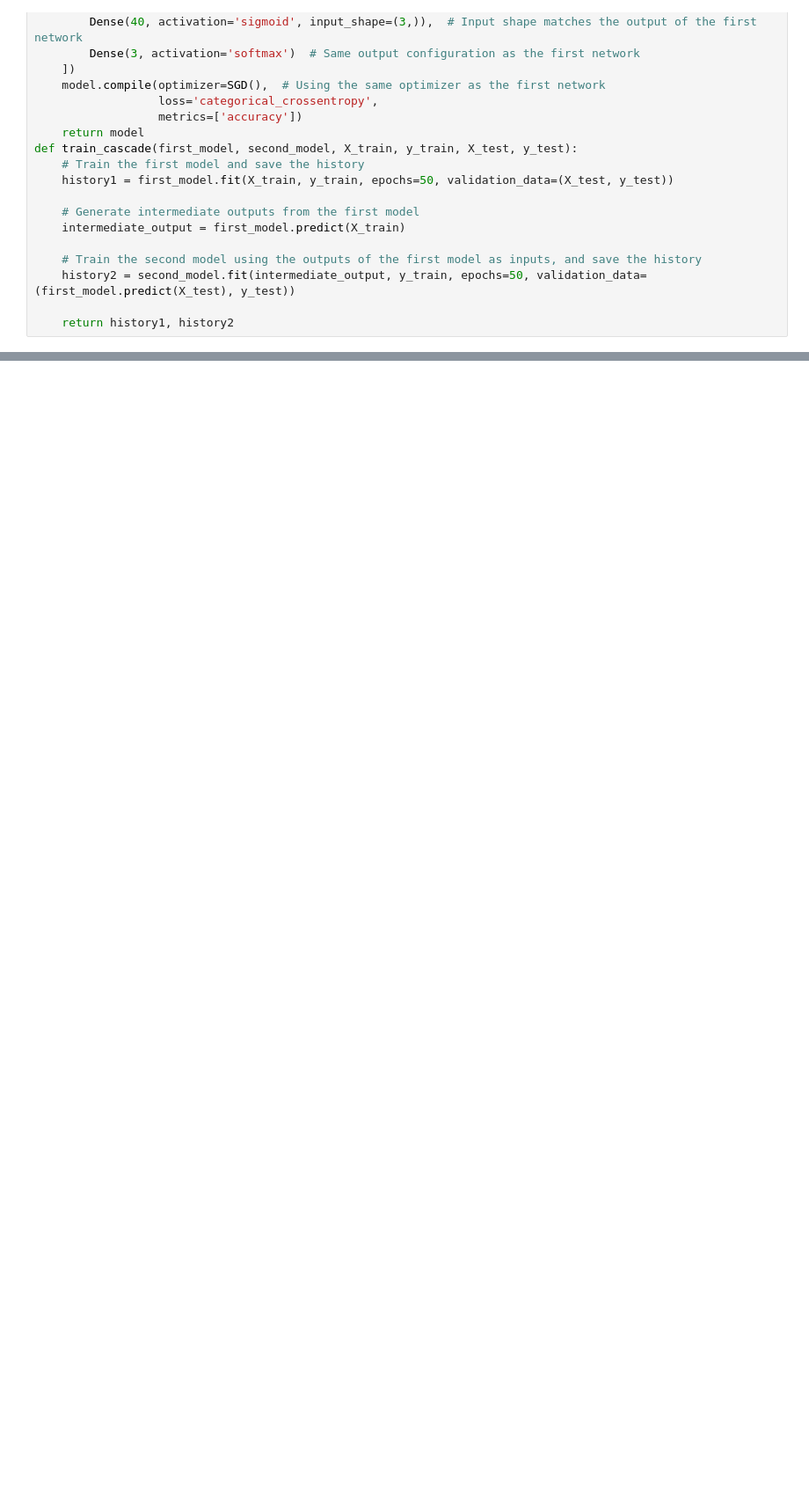
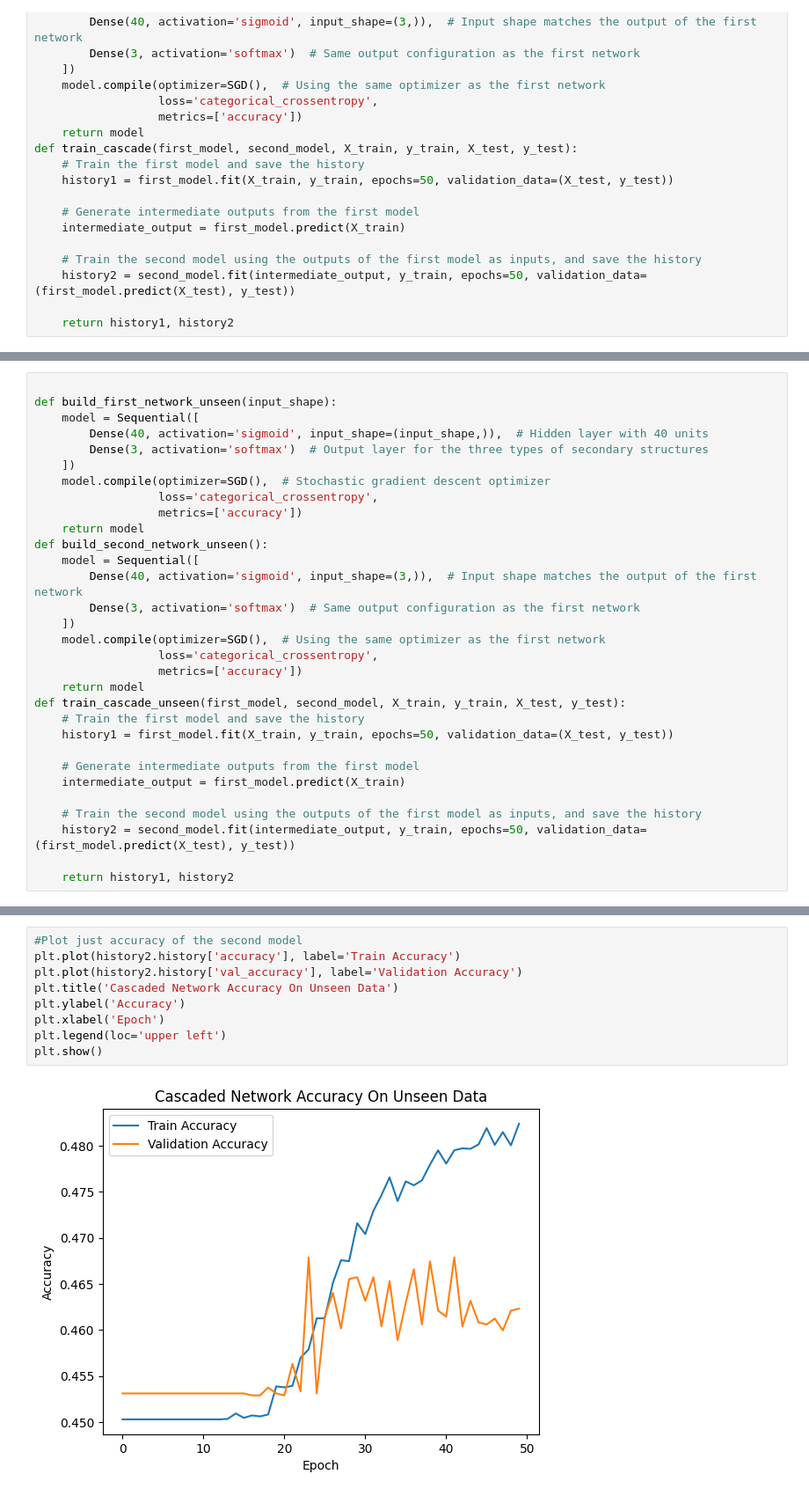
Before and after one commit to Paul-Winpenny/CompBioProject, a Jupyter notebook: Project.ipynb, the cells around one changed output, grey strips where cells are left out. Shown at 88% size. Saved outputs shown, nothing was run; the diff lists cells and outputs as text; blank space fills up the shorter version.

Commit message:
Done with the extension and unseen data, now I need to extend

```diff
--- a/Project.ipynb
+++ b/Project.ipynb
@@ -389,0 +338,31 @@ taxonomy_id
+# %%
+
+def build_first_network_unseen(input_shape):
+    model = Sequential([
+        Dense(40, activation='sigmoid', input_shape=(input_shape,)),  # Hidden layer with 40 units
+        Dense(3, activation='softmax')  # Output layer for the three types of secondary structures
+    ])
+    model.compile(optimizer=SGD(),  # Stochastic gradient descent optimizer
+                  loss='categorical_crossentropy',
+                  metrics=['accuracy'])
+    return model
+def build_second_network_unseen():
+    model = Sequential([
+        Dense(40, activation='sigmoid', input_shape=(3,)),  # Input shape matches the output of the first network
+        Dense(3, activation='softmax')  # Same output configuration as the first network
+    ])
+    model.compile(optimizer=SGD(),  # Using the same optimizer as the first network
+                  loss='categorical_crossentropy',
+                  metrics=['accuracy'])
+    return model
+def train_cascade_unseen(first_model, second_model, X_train, y_train, X_test, y_test):
+    # Train the first model and save the history
+    history1 = first_model.fit(X_train, y_train, epochs=50, validation_data=(X_test, y_test))
+
+    # Generate intermediate outputs from the first model
+    intermediate_output = first_model.predict(X_train)
+
+    # Train the second model using the outputs of the first model as inputs, and save the history
+    history2 = second_model.fit(intermediate_output, y_train, epochs=50, validation_data=(first_model.predict(X_test), y_test))
+
+    return history1, history2
@@ -389,0 +494,11 @@ taxonomy_id
+# %%
+#Plot just accuracy of the second model
+plt.plot(history2.history['accuracy'], label='Train Accuracy')
+plt.plot(history2.history['val_accuracy'], label='Validation Accuracy')
+plt.title('Cascaded Network Accuracy On Unseen Data')
+plt.ylabel('Accuracy')
+plt.xlabel('Epoch')
+plt.legend(loc='upper left')
+plt.show()
+# %% [output]
+[figure, added]
```
Also changed, not shown: parts of 12 cells of this notebook, 3 other files.
